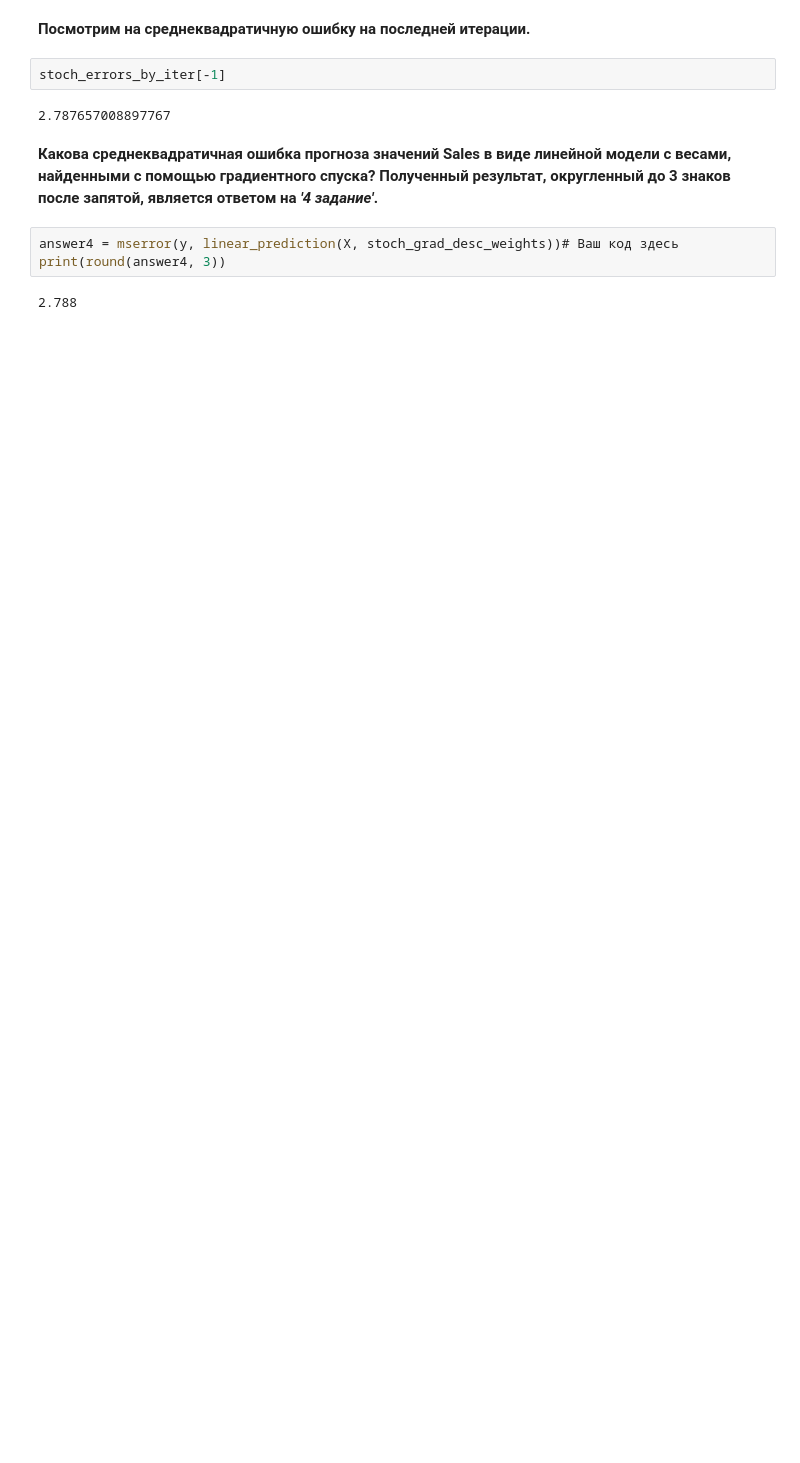
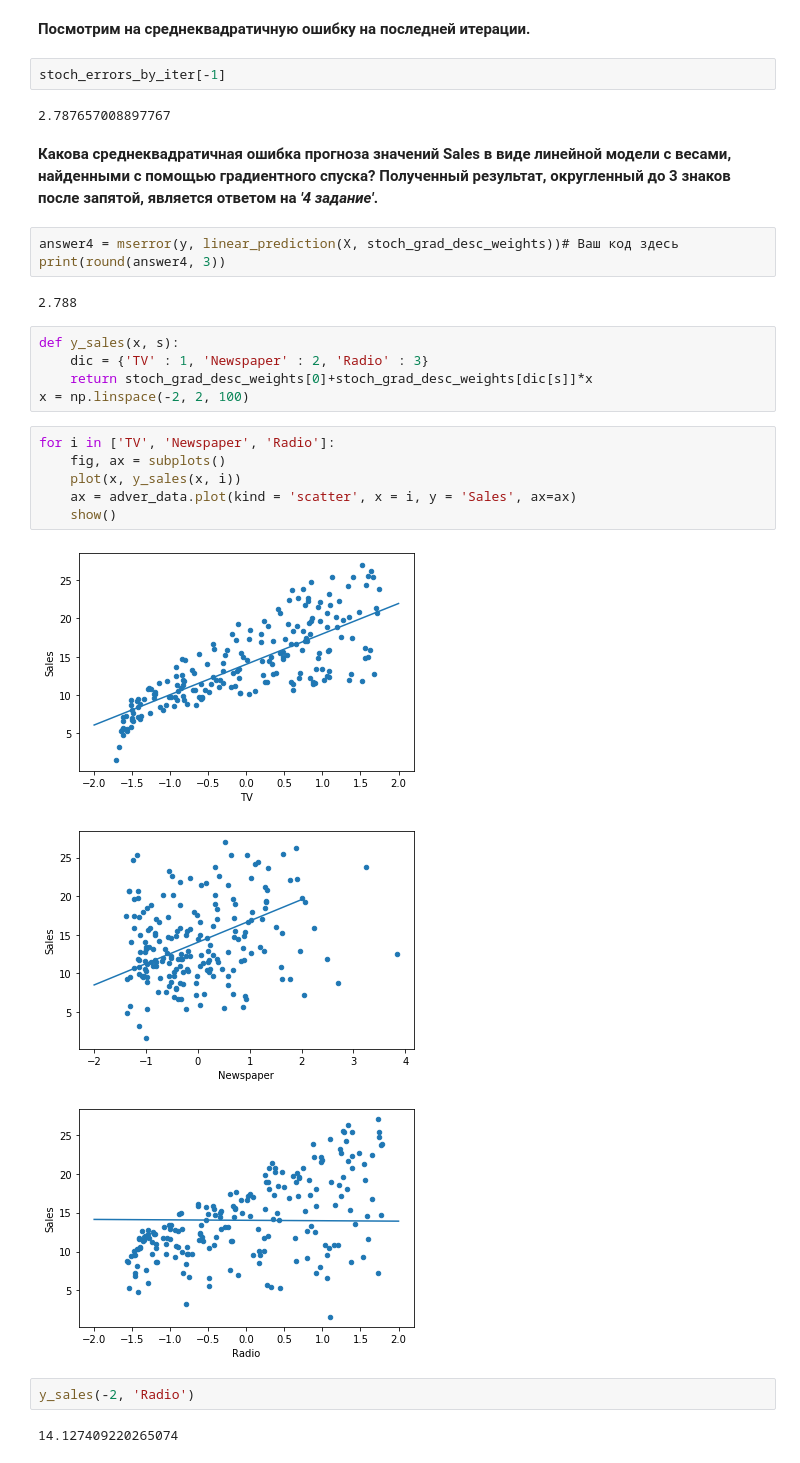
Before and after one commit to pavelevandrei/SupervisedLearning, a Jupyter notebook: week1/PA_linreg_stochastic_grad_descent.ipynb, the cells around one changed output. Cells and saved outputs as stored; diff of their text form; blank space fills up the shorter version.

```diff
--- a/week1/PA_linreg_stochastic_grad_descent.ipynb
+++ b/week1/PA_linreg_stochastic_grad_descent.ipynb
@@ -278,3 +281,22 @@ answer4 = mserror(y, linear_prediction(X, stoch_grad_desc_weights))# Ваш ко
 print(round(answer4, 3))
 # %% [output]
 2.788
+# %%
+def y_sales(x, s):
+    dic = {'TV' : 1, 'Newspaper' : 2, 'Radio' : 3}
+    return stoch_grad_desc_weights[0]+stoch_grad_desc_weights[dic[s]]*x
+x = np.linspace(-2, 2, 100)
+# %%
+for i in ['TV', 'Newspaper', 'Radio']:
+    fig, ax = subplots()
+    plot(x, y_sales(x, i))
+    ax = adver_data.plot(kind = 'scatter', x = i, y = 'Sales', ax=ax)
+    show()
+# %% [output]
+[figure, added]
+[figure, added]
+[figure, added]
+# %%
+y_sales(-2, 'Radio')
+# %% [output]
+14.127409220265074
```
Also changed, not shown: parts of 2 cells of this notebook.
